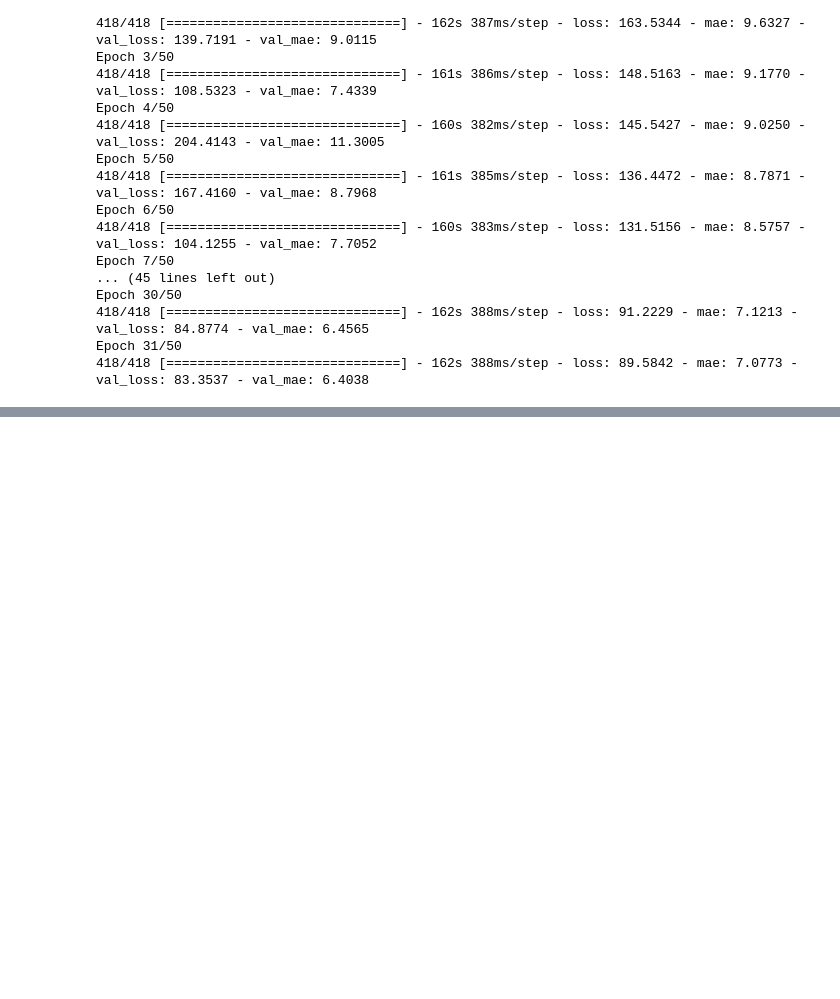
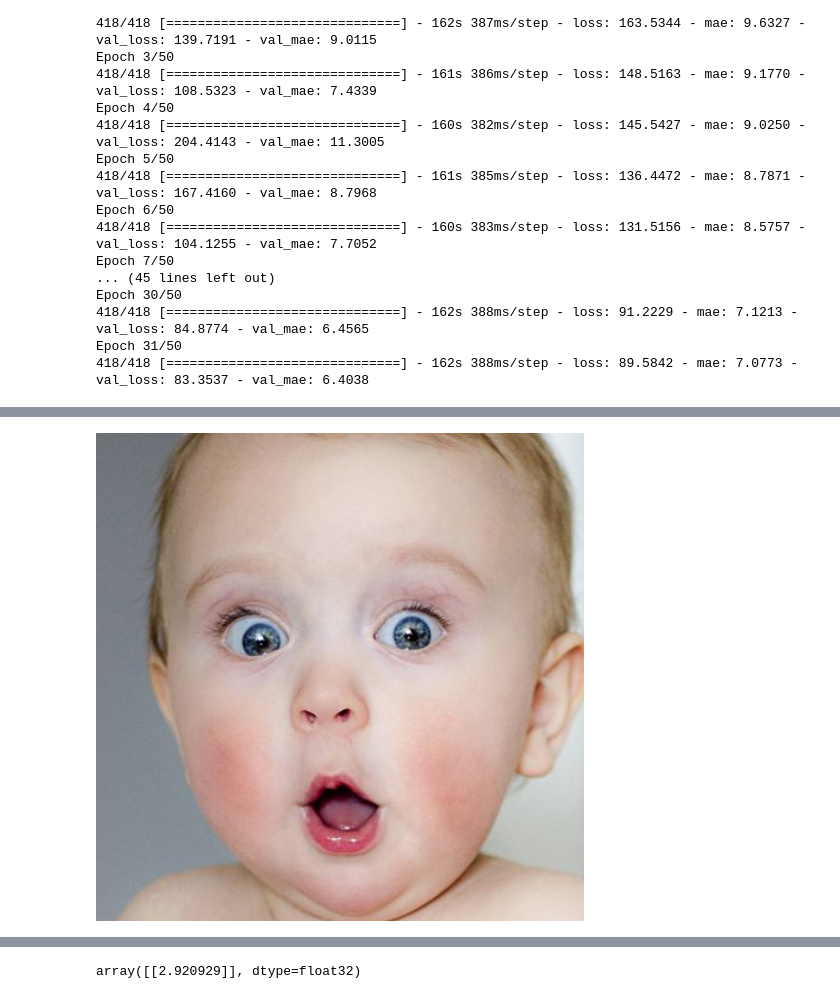
Before and after one commit to Lapantufla/ComputerVision, a Jupyter notebook: age_prediction.ipynb, the cells around one changed output, grey strips where cells are left out. Cells and saved outputs as stored; diff of their text form; code cells hidden in the pictures; blank space fills up the shorter version.

```diff
--- a/age_prediction.ipynb
+++ b/age_prediction.ipynb
@@ -432,0 +438,22 @@ array([[105.935646]], dtype=float32)
+# %%
+path_photo2 = "adult_2.jpg"
+
+path_photo3 = "bebe.png"
+
+path_photo4 = "oldlady_1.png"
+path_photo5 = "oldlady_2.jpg"
+path_photo6 = "oldlady_3.png"
+
+path_photo7 = "oldman_1.png"
+path_photo8 = "oldman_2.jpg"
+path_photo9 = "oldman_3.jpg"
+
+path_photo10 = "youngadult_1.jpg"
+path_photo11 = "youngadult_2.png"
+
+path_photo13 = "youngadult_4.jpg"
+path_photo14 = "youngeradult_1.jpg"
+# %%
+cargar_foto(path_photo3, model_v3)
+# %% [output]
+[figure, added]
@@ -432,0 +462 @@ array([[105.935646]], dtype=float32)
+array([[2.920929]], dtype=float32)
```
Also changed, not shown: parts of 14 cells of this notebook.
